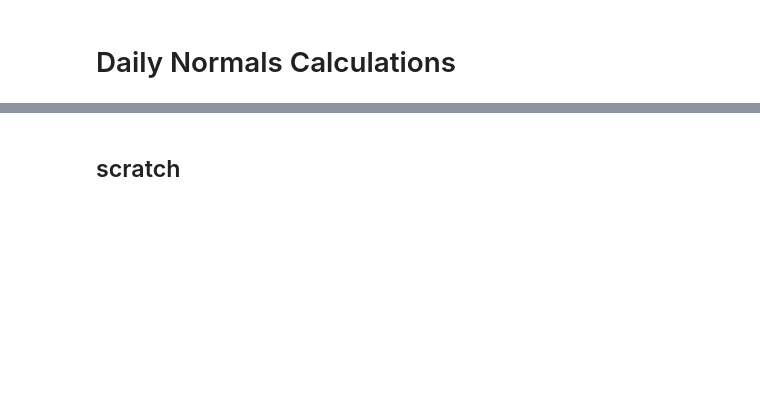
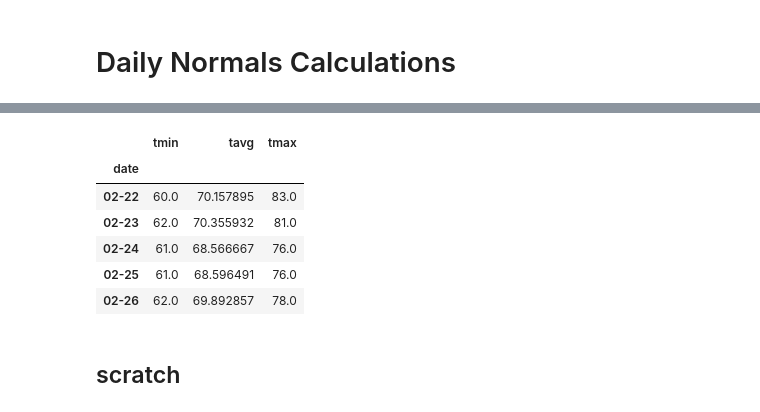
Before and after one commit to kipmadden/sqlalchemy-challenge, a Jupyter notebook: climate_starter.ipynb, the cells around one changed output, grey strips where cells are left out. Cells and saved outputs as stored; diff of their text form; code cells hidden in the pictures; blank space fills up the shorter version.

```diff
--- a/climate_starter.ipynb
+++ b/climate_starter.ipynb
@@ -405,9 +401,7 @@ trip_dates = ['02-22','02-23','02-24','02-25','02-26','02-27','02-28','03-01']
 normals =[]
 
 # Set the start and end date of the trip
-
-# Use the start and end date to create a range of dates
-
-# Stip off the year and save a list of %m-%d strings
-
-# Loop through the list of %m-%d strings and calculate the normals for each date
+# Use 'date' function to return the date without a time for our vacation start
+start_vacation = dt.date(2018,2,22)
+# Store the number of days of the vacation
+numdays = 8
@@ -421,0 +443,12 @@ normals =[]
+# %%
+#Load the list of daily normals into a Pandas DataFrame and set the index equal to the date.
+df = pd.DataFrame(normals_list,index=date_list,columns=['tmin','tavg','tmax']).rename_axis('date')
+df.head()
+# %% [output]
+|  | tmin | tavg | tmax |
+| date |  |  |  |
+| 02-22 | 60.0 | 70.157895 | 83.0 |
+| 02-23 | 62.0 | 70.355932 | 81.0 |
+| 02-24 | 61.0 | 68.566667 | 76.0 |
+| 02-25 | 61.0 | 68.596491 | 76.0 |
+| 02-26 | 62.0 | 69.892857 | 78.0 |
```
Also changed, not shown: parts of 12 cells of this notebook.
